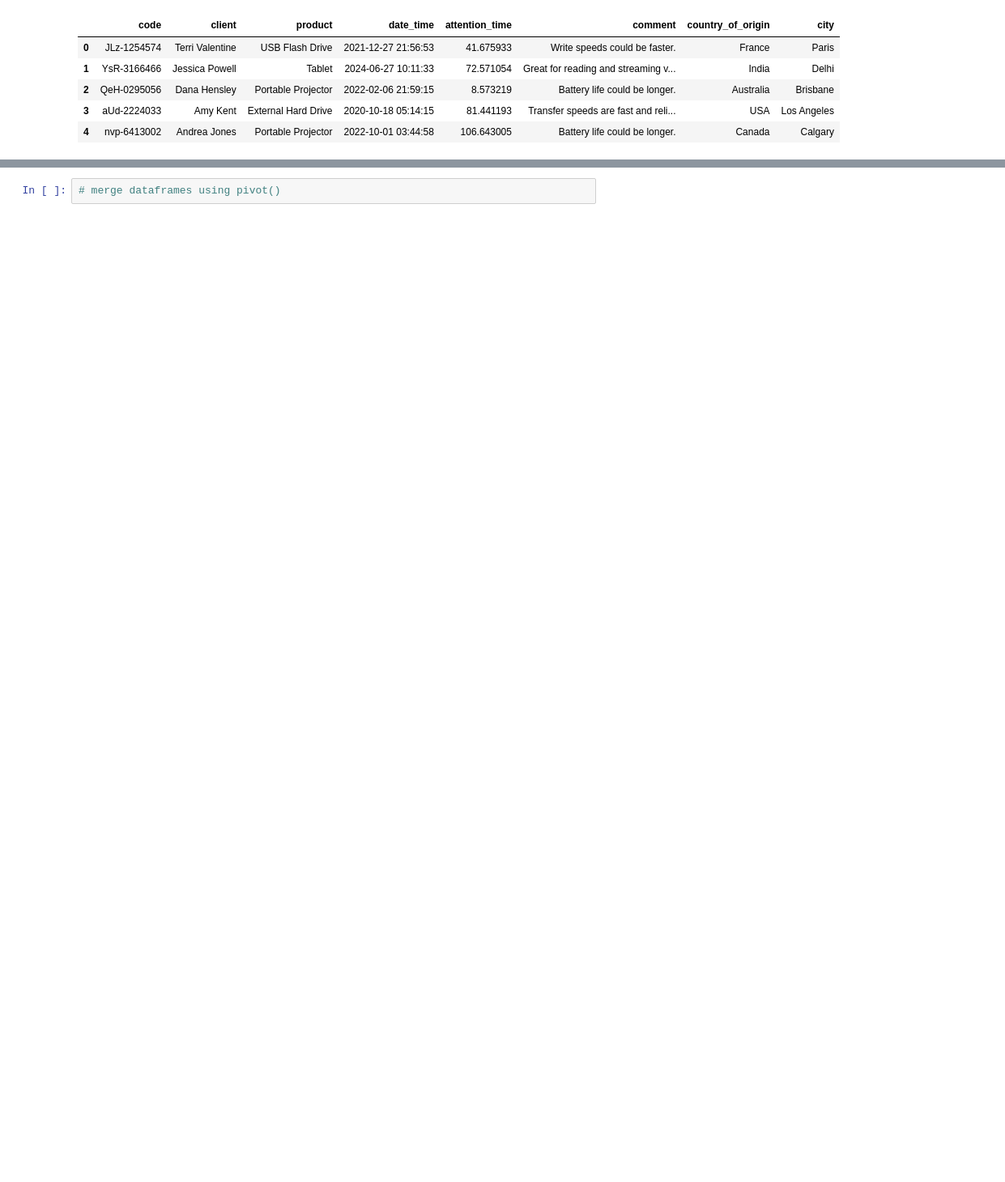
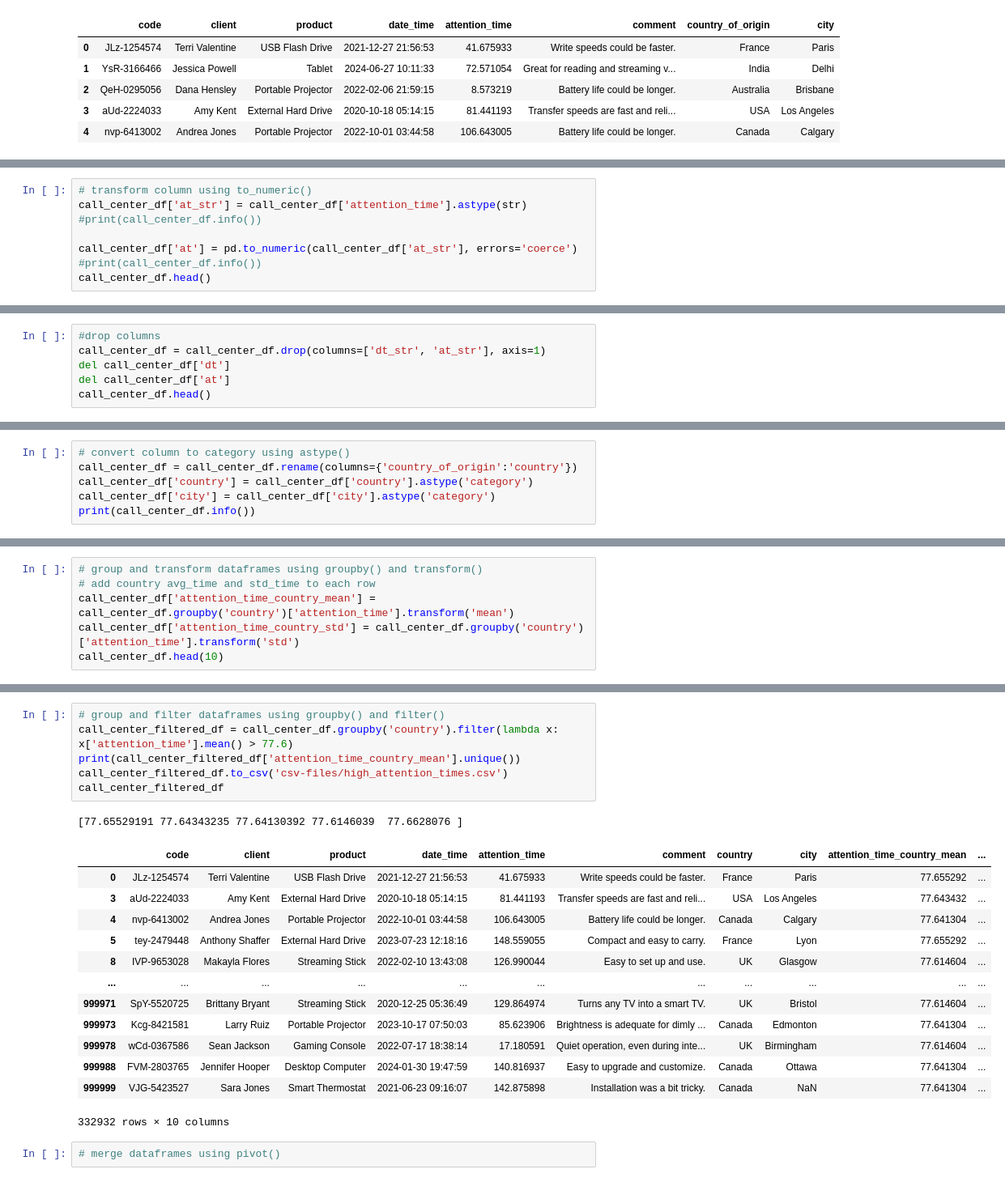
Before and after one commit to NicoG2023/Data_Science_Introduction, a Jupyter notebook: Classes/Pandas.ipynb, the cells around one changed output, grey strips where cells are left out. Shown at 81% size. Drawn from its saved outputs; the diff is of its cells as text; blank space fills up the shorter version.

Commit message:
Added more csv files Added more info to pandas Notebook

```diff
--- a/Classes/Pandas.ipynb
+++ b/Classes/Pandas.ipynb
@@ -587,0 +666,8 @@ None
+# %%
+# transform column using to_numeric()
+call_center_df['at_str'] = call_center_df['attention_time'].astype(str)
+#print(call_center_df.info())
+
+call_center_df['at'] = pd.to_numeric(call_center_df['at_str'], errors='coerce')
+#print(call_center_df.info())
+call_center_df.head()
@@ -587,0 +681,6 @@ None
+# %%
+#drop columns
+call_center_df = call_center_df.drop(columns=['dt_str', 'at_str'], axis=1)
+del call_center_df['dt']
+del call_center_df['at']
+call_center_df.head()
@@ -587,0 +694,6 @@ None
+# %%
+# convert column to category using astype()
+call_center_df = call_center_df.rename(columns={'country_of_origin':'country'})
+call_center_df['country'] = call_center_df['country'].astype('category')
+call_center_df['city'] = call_center_df['city'].astype('category')
+print(call_center_df.info())
@@ -595,0 +875,6 @@ None
+# %%
+# group and transform dataframes using groupby() and transform()
+# add country avg_time and std_time to each row
+call_center_df['attention_time_country_mean'] = call_center_df.groupby('country')['attention_time'].transform('mean')
+call_center_df['attention_time_country_std'] = call_center_df.groupby('country')['attention_time'].transform('std')
+call_center_df.head(10)
@@ -596,2 +900,23 @@ None
+# %%
+# group and filter dataframes using groupby() and filter()
+call_center_filtered_df = call_center_df.groupby('country').filter(lambda x: x['attention_time'].mean() > 77.6)
+print(call_center_filtered_df['attention_time_country_mean'].unique())
+call_center_filtered_df.to_csv('csv-files/high_attention_times.csv')
+call_center_filtered_df
+# %% [output]
+[77.65529191 77.64343235 77.64130392 77.6146039  77.6628076 ]
+|  | code | client | product | date_time | attention_time | comment | country | city | attention_time_country_mean | ... |
+| 0 | JLz-1254574 | Terri Valentine | USB Flash Drive | 2021-12-27 21:56:53 | 41.675933 | Write speeds could be faster. | France | Paris | 77.655292 | ... |
+| 3 | aUd-2224033 | Amy Kent | External Hard Drive | 2020-10-18 05:14:15 | 81.441193 | Transfer speeds are fast and reli... | USA | Los Angeles | 77.643432 | ... |
+| 4 | nvp-6413002 | Andrea Jones | Portable Projector | 2022-10-01 03:44:58 | 106.643005 | Battery life could be longer. | Canada | Calgary | 77.641304 | ... |
+| 5 | tey-2479448 | Anthony Shaffer | External Hard Drive | 2023-07-23 12:18:16 | 148.559055 | Compact and easy to carry. | France | Lyon | 77.655292 | ... |
+| 8 | IVP-9653028 | Makayla Flores | Streaming Stick | 2022-02-10 13:43:08 | 126.990044 | Easy to set up and use. | UK | Glasgow | 77.614604 | ... |
+| ... | ... | ... | ... | ... | ... | ... | ... | ... | ... | ... |
+| 999971 | SpY-5520725 | Brittany Bryant | Streaming Stick | 2020-12-25 05:36:49 | 129.864974 | Turns any TV into a smart TV. | UK | Bristol | 77.614604 | ... |
+| 999973 | Kcg-8421581 | Larry Ruiz | Portable Projector | 2023-10-17 07:50:03 | 85.623906 | Brightness is adequate for dimly ... | Canada | Edmonton | 77.641304 | ... |
+| 999978 | wCd-0367586 | Sean Jackson | Gaming Console | 2022-07-17 18:38:14 | 17.180591 | Quiet operation, even during inte... | UK | Birmingham | 77.614604 | ... |
+| 999988 | FVM-2803765 | Jennifer Hooper | Desktop Computer | 2024-01-30 19:47:59 | 140.816937 | Easy to upgrade and customize. | Canada | Ottawa | 77.641304 | ... |
+| 999999 | VJG-5423527 | Sara Jones | Smart Thermostat | 2021-06-23 09:16:07 | 142.875898 | Installation was a bit tricky. | Canada | NaN | 77.641304 | ... |
+332932 rows × 10 columns
 # %%
 # merge dataframes using pivot()
```
Also changed, not shown: parts of 35 cells of this notebook, 4 other files.
